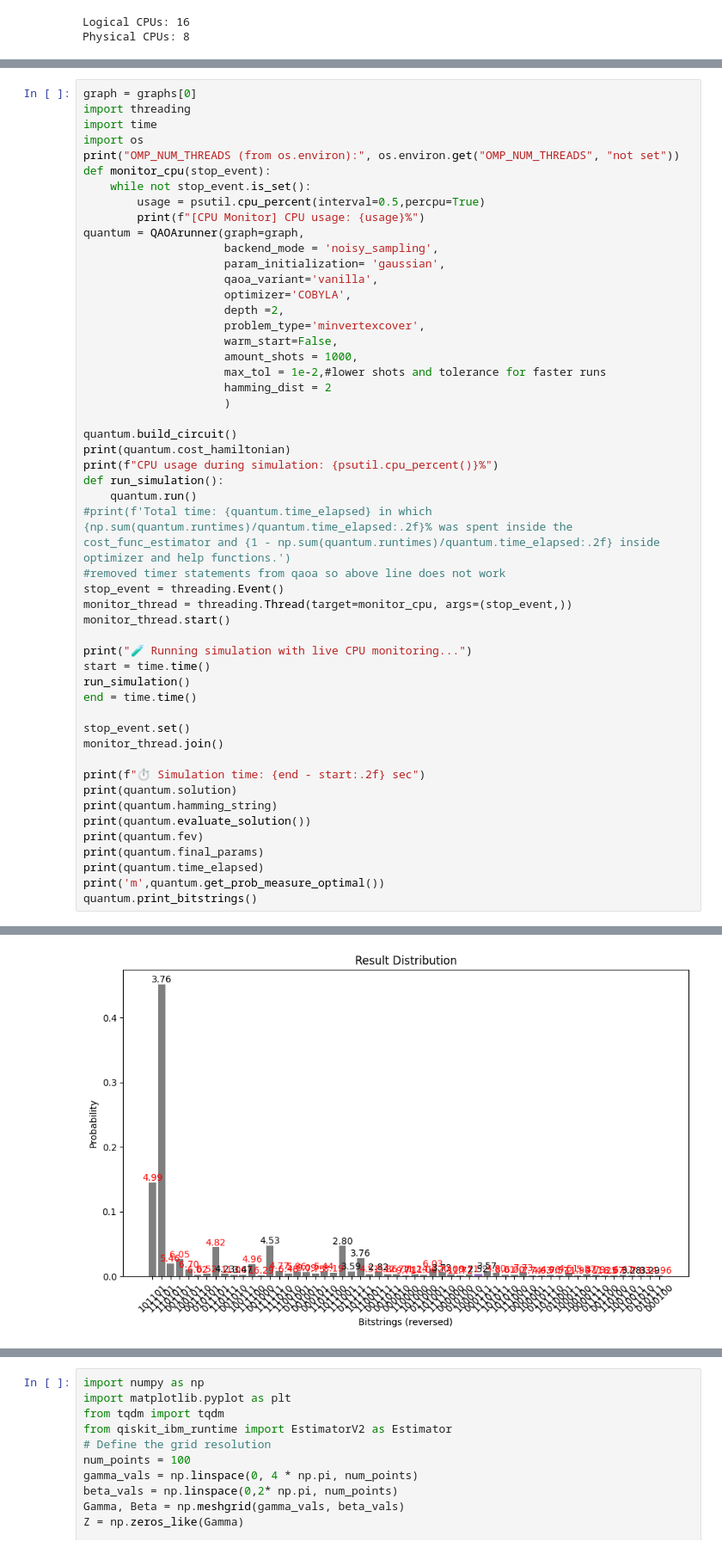
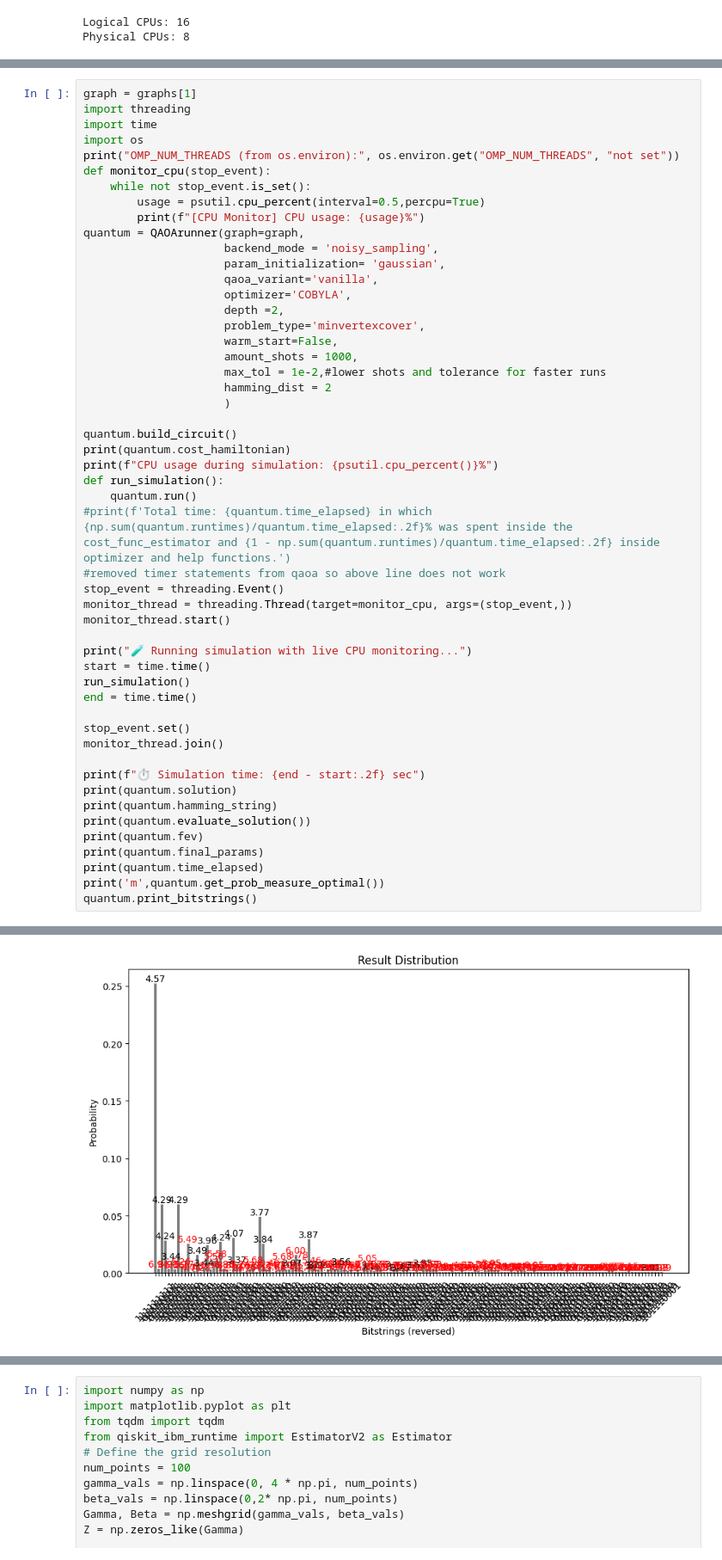
Before and after one commit to Smeidir/QAOA, a Jupyter notebook: tests.ipynb, the cells around one changed output, grey strips where cells are left out. Shown at 86% size. Cells and saved outputs as stored; diff of their text form.

```diff
--- a/tests.ipynb
+++ b/tests.ipynb
@@ -127,5 +129,5 @@ print(sim.configuration())
 # %%
-graph = graphs[0]
+graph = graphs[1]
 import threading
 import time
 import os
@@ -196,4 +198,4 @@ m 0.0068359375
-[figure, old version]
+[figure, new version]
 # %%
 # Simulate a short run, then
 print(f"CPU usage during simulation: {psutil.cpu_percent()}%")
```
Also changed, not shown: parts of 6 cells of this notebook, 10 other files.
